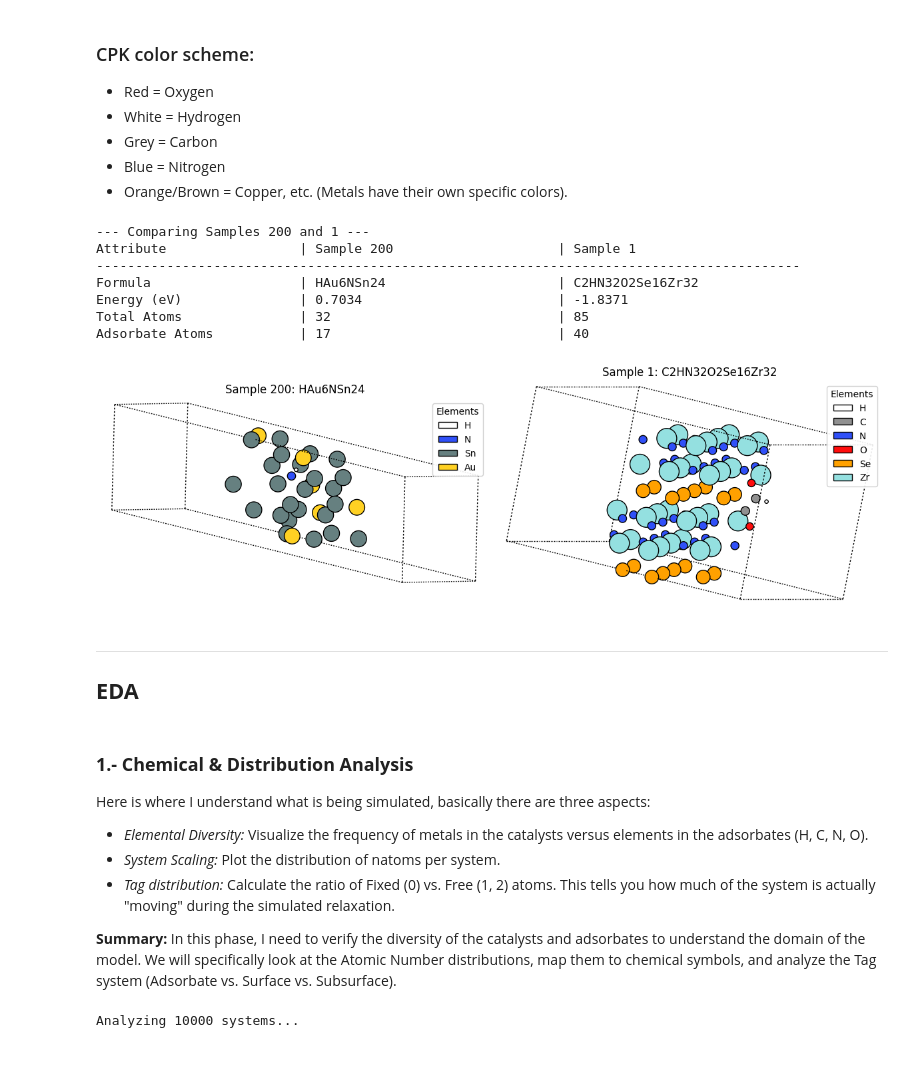
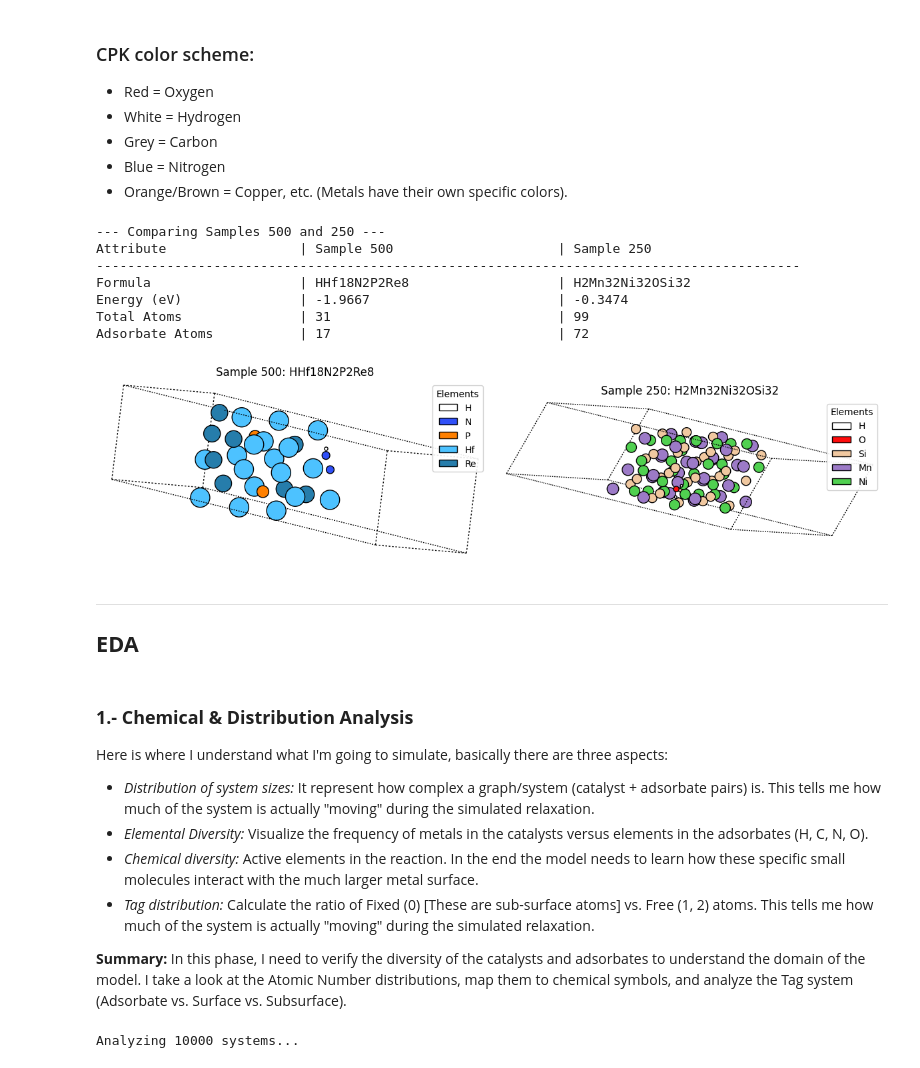
Before and after one commit to juanpaz90/h2-catalyst-ml, a Jupyter notebook: exploration.ipynb, the cells around one changed output. Drawn from its saved outputs; the diff is of its cells as text; code cells hidden in the pictures.

```diff
--- a/exploration.ipynb
+++ b/exploration.ipynb
@@ -136,29 +129,31 @@ So what I'm doing is creating a visual representation of two samples.
 - Blue = Nitrogen
 - Orange/Brown = Copper, etc. (Metals have their own specific colors).
 # %%
-compare_samples(dataset_path, 200, 1)
+compare_samples(dataset_path, 500, 250)
 # %% [output]
---- Comparing Samples 200 and 1 ---
-Attribute                 | Sample 200                     | Sample 1
+--- Comparing Samples 500 and 250 ---
+Attribute                 | Sample 500                     | Sample 250
 ------------------------------------------------------------------------------------------
-Formula                   | HAu6NSn24                      | C2HN32O2Se16Zr32
-Energy (eV)               | 0.7034                         | -1.8371
-Total Atoms               | 32                             | 85
-Adsorbate Atoms           | 17                             | 40
+Formula                   | HHf18N2P2Re8                   | H2Mn32Ni32OSi32
+Energy (eV)               | -1.9667                        | -0.3474
+Total Atoms               | 31                             | 99
+Adsorbate Atoms           | 17                             | 72
-[figure, old version]
+[figure, new version]
 # %% [markdown]
 * * *
 ## **EDA**
 # %% [markdown]
 ### **1.- Chemical & Distribution Analysis**
 
-Here is where I understand what is being simulated, basically there are three aspects:
+Here is where I understand what I'm going to simulate, basically there are three aspects:
+
+* *Distribution of system sizes:* It represent how complex a graph/system (catalyst + adsorbate pairs) is. This tells me how much of the system is actually "moving" during the simulated relaxation.
 * *Elemental Diversity:* Visualize the frequency of metals in the catalysts versus elements in the adsorbates (H, C, N, O).
-* *System Scaling:* Plot the distribution of natoms per system.
-* *Tag distribution:* Calculate the ratio of Fixed (0) vs. Free (1, 2) atoms. This tells you how much of the system is actually "moving" during the simulated relaxation.
+* *Chemical diversity:* Active elements in the reaction. In the end the model needs to learn how these specific small molecules interact with the much larger metal surface.
+* *Tag distribution:* Calculate the ratio of Fixed (0) [These are sub-surface atoms] vs. Free (1, 2) atoms. This tells me how much of the system is actually "moving" during the simulated relaxation.
 
 
-**Summary:** In this phase, I need to verify the diversity of the catalysts and adsorbates to understand the domain of the model. We will specifically look at the Atomic Number distributions, map them to chemical symbols, and analyze the Tag system (Adsorbate vs. Surface vs. Subsurface).
+**Summary:** In this phase, I need to verify the diversity of the catalysts and adsorbates to understand the domain of the model. I take a look at the Atomic Number distributions, map them to chemical symbols, and analyze the Tag system (Adsorbate vs. Surface vs. Subsurface).
 # %%
 perform_chemical_eda(pt_tensor)
 # %% [output]
```
Also changed, not shown: parts of 20 cells of this notebook, 7 other files.
